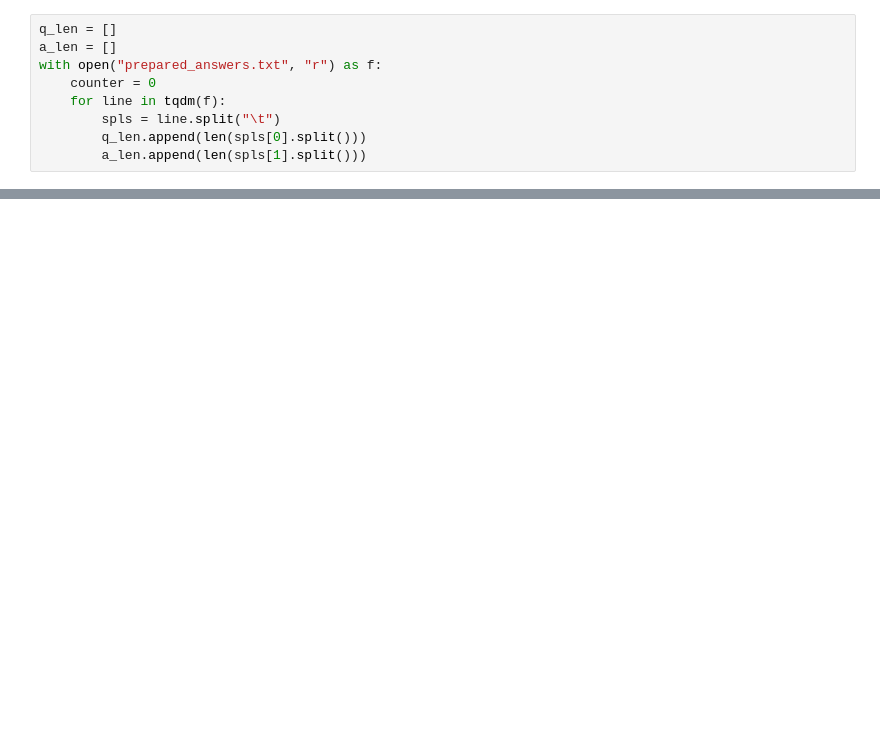
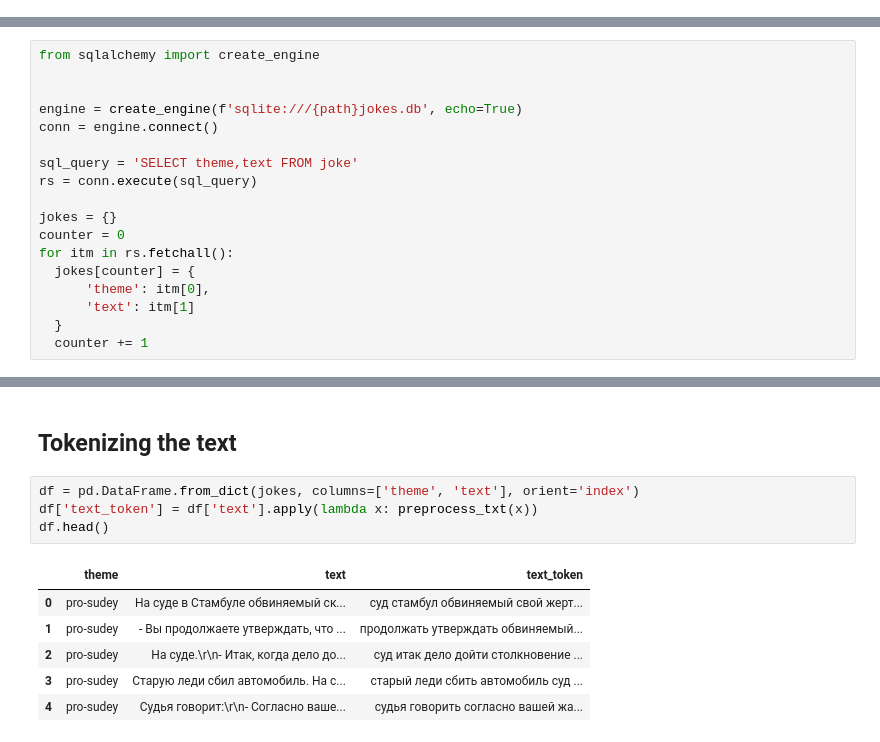
Before and after one commit to albul-k/jokesbot, a Jupyter notebook: eda/eda.ipynb, the cells around one changed output, grey strips where cells are left out. Saved outputs shown, nothing was run; the diff lists cells and outputs as text; blank space fills up the shorter version.

```diff
--- a/eda/eda.ipynb
+++ b/eda/eda.ipynb
@@ -78,9 +59,0 @@ model = AutoModel.from_pretrained("sberbank-ai/sbert_large_nlu_ru")
-# %%
-q_len = []
-a_len = []
-with open("prepared_answers.txt", "r") as f:
-    counter = 0
-    for line in tqdm(f):
-        spls = line.split("\t")
-        q_len.append(len(spls[0].split()))
-        a_len.append(len(spls[1].split()))
@@ -155,0 +62,18 @@ get_response("какой фильм посмотреть?", bert_index, index_ma
+# %%
+from sqlalchemy import create_engine
+
+
+engine = create_engine(f'sqlite:///{path}jokes.db', echo=True)
+conn = engine.connect()
+
+sql_query = 'SELECT theme,text FROM joke'
+rs = conn.execute(sql_query)
+
+jokes = {}
+counter = 0
+for itm in rs.fetchall():
+  jokes[counter] = {
+      'theme': itm[0],
+      'text': itm[1]
+  }
+  counter += 1
@@ -155,0 +92,13 @@ get_response("какой фильм посмотреть?", bert_index, index_ma
+# %% [markdown]
+## Tokenizing the text
+# %%
+df = pd.DataFrame.from_dict(jokes, columns=['theme', 'text'], orient='index')
+df['text_token'] = df['text'].apply(lambda x: preprocess_txt(x))
+df.head()
+# %% [output]
+|  | theme | text | text_token |
+| 0 | pro-sudey | На суде в Стамбуле обвиняемый ск... | суд стамбул обвиняемый свой жерт... |
+| 1 | pro-sudey | - Вы продолжаете утверждать, что ... | продолжать утверждать обвиняемый... |
+| 2 | pro-sudey | На суде.\r\n- Итак, когда дело до... | суд итак дело дойти столкновение ... |
+| 3 | pro-sudey | Старую леди сбил автомобиль. На с... | старый леди сбить автомобиль суд ... |
+| 4 | pro-sudey | Судья говорит:\r\n- Согласно ваше... | судья говорить согласно вашей жа... |
```
Also changed, not shown: parts of 28 cells of this notebook.
